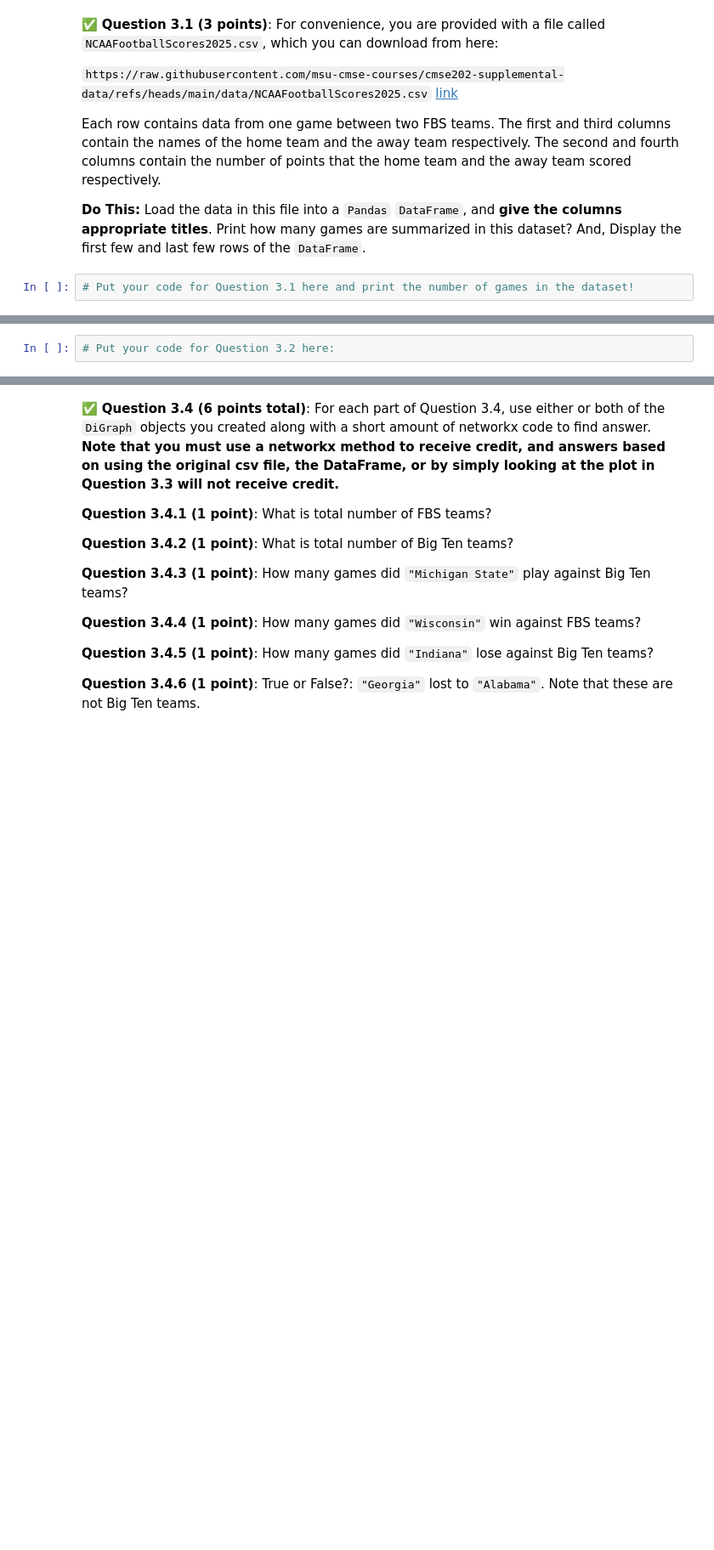
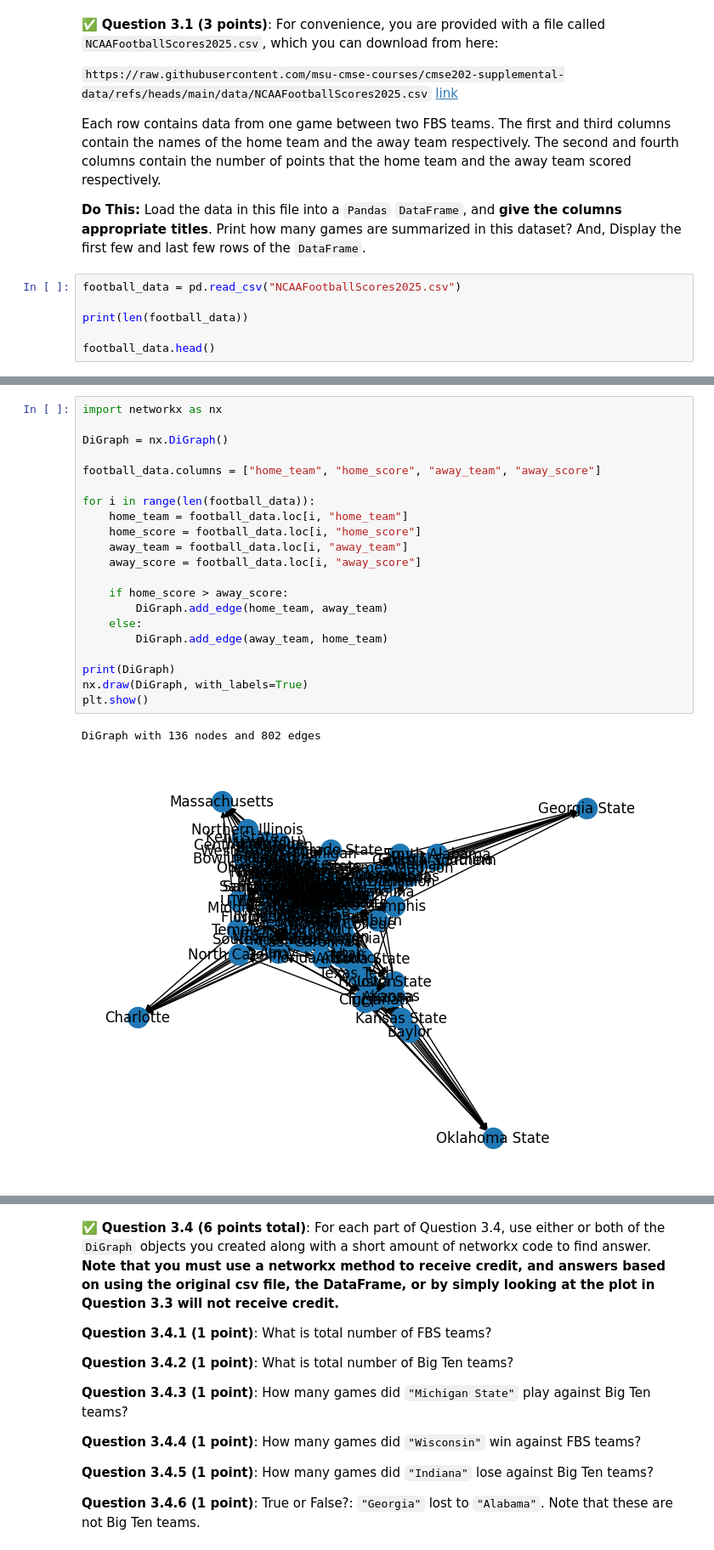
Before and after one commit to arshwasnik/cmse202-s26-turnin, a Jupyter notebook: hw-02/HW-02_ABMandGraphTheory-STUDENT.ipynb, the cells around one changed output, grey strips where cells are left out. Shown at 85% size. Cells and saved outputs as stored; diff of their text form; blank space fills up the shorter version.

Commit message:
Part 3: Graph theory for sports data

```diff
--- a/hw-02/HW-02_ABMandGraphTheory-STUDENT.ipynb
+++ b/hw-02/HW-02_ABMandGraphTheory-STUDENT.ipynb
@@ -544,4 +545,8 @@ Each row contains data from one game between two FBS teams. The first and third
 
 **Do This:** Load the data in this file into a `Pandas` `DataFrame`, and **give the columns appropriate titles**.  Print how many games are summarized in this dataset?  And, Display the first few and last few rows of the `DataFrame`.
 # %%
-# Put your code for Question 3.1 here and print the number of games in the dataset!
+football_data = pd.read_csv("NCAAFootballScores2025.csv")
+
+print(len(football_data))
+
+football_data.head()
@@ -552,7 +574,29 @@ Next, you will construct the directed graph to represent this data.
 
 Remember that each edge in a directed graph has an orientation. So adding an edge from node A to node B is not the same thing as adding an edge from node B to node A.
 # %%
-# Put your code for Question 3.2 here:
+import networkx as nx
+
+DiGraph = nx.DiGraph()
+
+football_data.columns = ["home_team", "home_score", "away_team", "away_score"]
+
+for i in range(len(football_data)):
+    home_team = football_data.loc[i, "home_team"]
+    home_score = football_data.loc[i, "home_score"]
+    away_team = football_data.loc[i, "away_team"]
+    away_score = football_data.loc[i, "away_score"]
+
+    if home_score > away_score:
+        DiGraph.add_edge(home_team, away_team)
+    else:
+        DiGraph.add_edge(away_team, home_team)
+
+print(DiGraph)
+nx.draw(DiGraph, with_labels=True)
+plt.show()
+# %% [output]
+DiGraph with 136 nodes and 802 edges
+[figure, added]
 # %% [markdown]
 This graph has over 100 nodes and hundreds of edges, so it will be hard to look at the entire graph at once. But we can construct and display a small subgraph of the entire directed graph.
 
```
Also changed, not shown: parts of 15 cells of this notebook.
